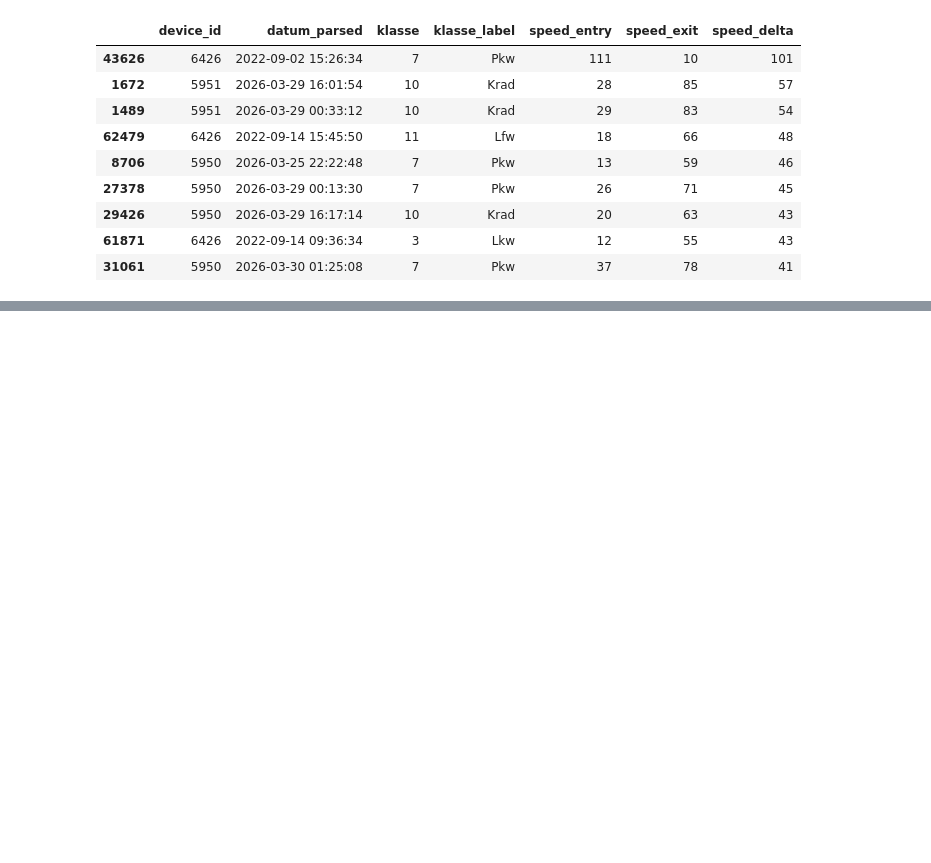
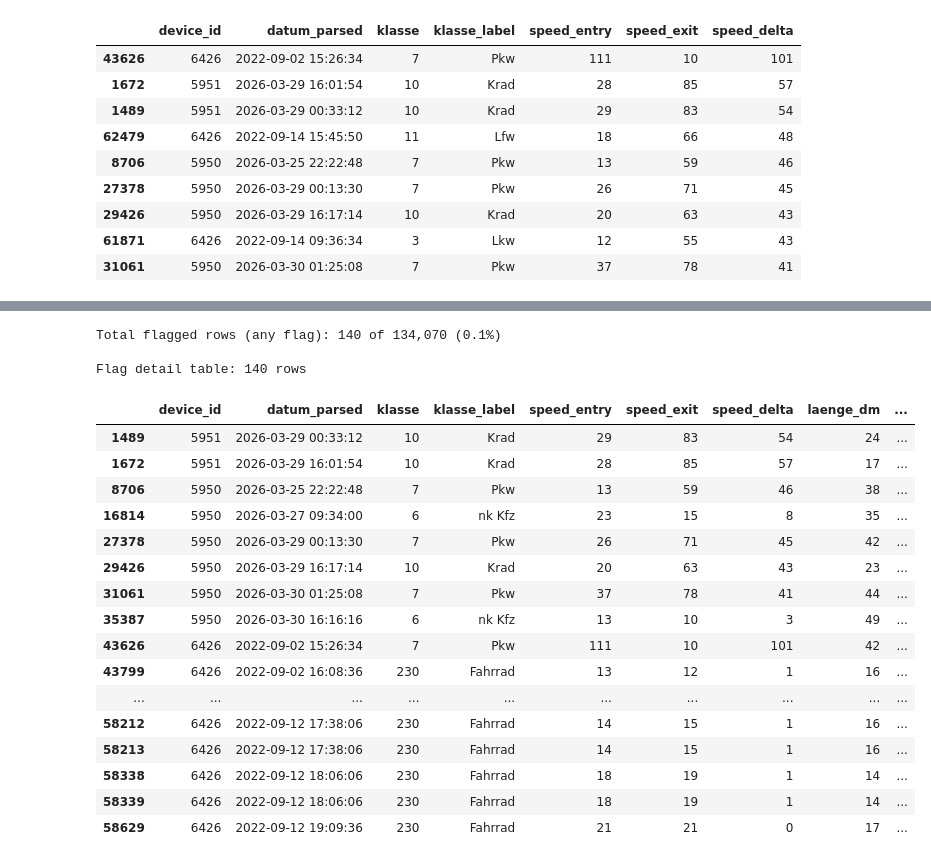
Before and after one commit to Walrus4990/Berlin_traffic_data, a Jupyter notebook: notebooks/notebooks:01_excel_analysis.ipynb, the cells around one changed output, grey strips where cells are left out. Drawn from its saved outputs; the diff is of its cells as text; code cells hidden in the pictures; blank space fills up the shorter version.

```diff
--- a/notebooks/notebooks:01_excel_analysis.ipynb
+++ b/notebooks/notebooks:01_excel_analysis.ipynb
@@ -370,6 +375,7 @@ df["speed_delta"] = (df["speed_entry"] - df["speed_exit"]).abs()
 df["flag_speed_delta"] = df["speed_delta"] > SPEED_DELTA_MAX
 
 n_delta = df["flag_speed_delta"].sum()
+qa_report["large_speed_delta"] = int(n_delta)
 
 print(f"Rows where |entry − exit| > {SPEED_DELTA_MAX} km/h: {n_delta:,}")
 
@@ -418,0 +434,8 @@ Sample flagged rows:
+# %%
+UNCLASSIFIABLE_CODES = {6, 250}   # row-level unclassifiable
+
+df["flag_unclassifiable"]   = df["klasse"].isin(UNCLASSIFIABLE_CODES)
+n_unclass  = df["flag_unclassifiable"].sum()
+qa_report["unclassifiable_rows"]    = int(n_unclass)
+
+print(f"Klasse 6 / 250 (unclassifiable, row-level): {n_unclass:,} rows")
@@ -418,0 +548,55 @@ Sample flagged rows:
+# %%
+# All flag columns written during this notebook
+FLAG_COLS = [
+    "flag_unparseable_timestamp",
+    "flag_unknown_device",
+    "flag_unclassifiable",
+    "flag_speed_entry",
+    "flag_speed_exit",
+    "flag_speed_any",
+    "flag_duplicate",
+    "flag_speed_delta",
+]
+
+# Keep only the flag columns that actually exist (defensive in case of future changes)
+active_flags = [c for c in FLAG_COLS if c in df.columns]
+
+df["any_flag"] = df[active_flags].any(axis=1)
+
+# Build a human-readable 'flag_reasons' string per row
+def summarise_flags(row):
+    triggered = [c.replace("flag_", "") for c in active_flags if row.get(c)]
+    return "; ".join(triggered) if triggered else ""
+
+df["flag_reasons"] = df.apply(summarise_flags, axis=1)
+
+# flag_detail: all rows with at least one flag, with key columns for investigation
+flag_detail = df[df["any_flag"]][
+    ["device_id", "datum_parsed", "klasse", "klasse_label", "speed_entry", "speed_exit", "speed_delta", "laenge_dm", "source_file", "flag_reasons"]
+    ].copy()
+
+print(f"Total flagged rows (any flag): {df['any_flag'].sum():,} of {len(df):,} "
+      f"({df['any_flag'].mean()*100:.1f}%)")
+print(f"\nFlag detail table: {len(flag_detail):,} rows")
+flag_detail.head(50)
+# %% [output]
+Total flagged rows (any flag): 140 of 134,070 (0.1%)
+
+Flag detail table: 140 rows
+|  | device_id | datum_parsed | klasse | klasse_label | speed_entry | speed_exit | speed_delta | laenge_dm | ... |
+| 1489 | 5951 | 2026-03-29 00:33:12 | 10 | Krad | 29 | 83 | 54 | 24 | ... |
+| 1672 | 5951 | 2026-03-29 16:01:54 | 10 | Krad | 28 | 85 | 57 | 17 | ... |
+| 8706 | 5950 | 2026-03-25 22:22:48 | 7 | Pkw | 13 | 59 | 46 | 38 | ... |
+| 16814 | 5950 | 2026-03-27 09:34:00 | 6 | nk Kfz | 23 | 15 | 8 | 35 | ... |
+| 27378 | 5950 | 2026-03-29 00:13:30 | 7 | Pkw | 26 | 71 | 45 | 42 | ... |
+| 29426 | 5950 | 2026-03-29 16:17:14 | 10 | Krad | 20 | 63 | 43 | 23 | ... |
+| 31061 | 5950 | 2026-03-30 01:25:08 | 7 | Pkw | 37 | 78 | 41 | 44 | ... |
+| 35387 | 5950 | 2026-03-30 16:16:16 | 6 | nk Kfz | 13 | 10 | 3 | 49 | ... |
+| 43626 | 6426 | 2022-09-02 15:26:34 | 7 | Pkw | 111 | 10 | 101 | 42 | ... |
+| 43799 | 6426 | 2022-09-02 16:08:36 | 230 | Fahrrad | 13 | 12 | 1 | 16 | ... |
+| ... | ... | ... | ... | ... | ... | ... | ... | ... | ... |
+| 58212 | 6426 | 2022-09-12 17:38:06 | 230 | Fahrrad | 14 | 15 | 1 | 16 | ... |
+| 58213 | 6426 | 2022-09-12 17:38:06 | 230 | Fahrrad | 14 | 15 | 1 | 16 | ... |
+| 58338 | 6426 | 2022-09-12 18:06:06 | 230 | Fahrrad | 18 | 19 | 1 | 14 | ... |
+| 58339 | 6426 | 2022-09-12 18:06:06 | 230 | Fahrrad | 18 | 19 | 1 | 14 | ... |
+| 58629 | 6426 | 2022-09-12 19:09:36 | 230 | Fahrrad | 21 | 21 | 0 | 17 | ... |
```
Also changed, not shown: parts of 22 cells of this notebook.
